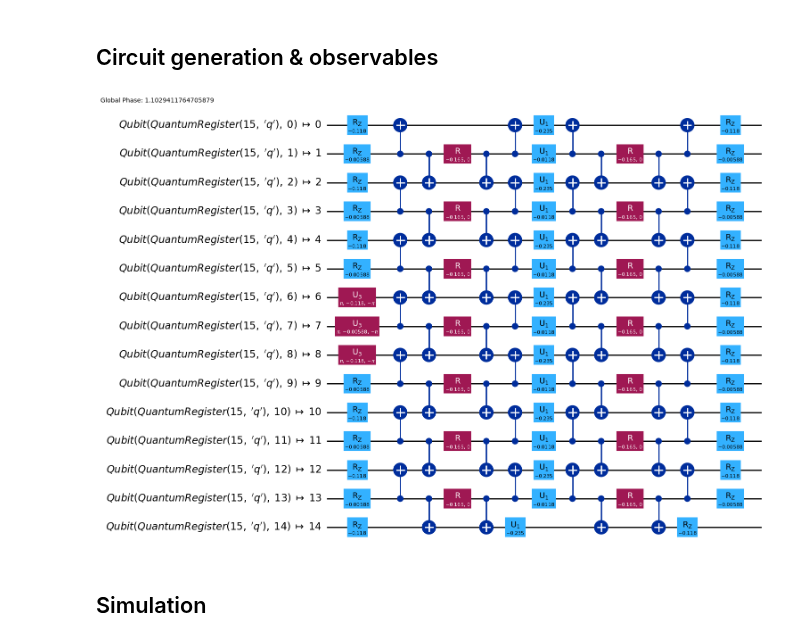
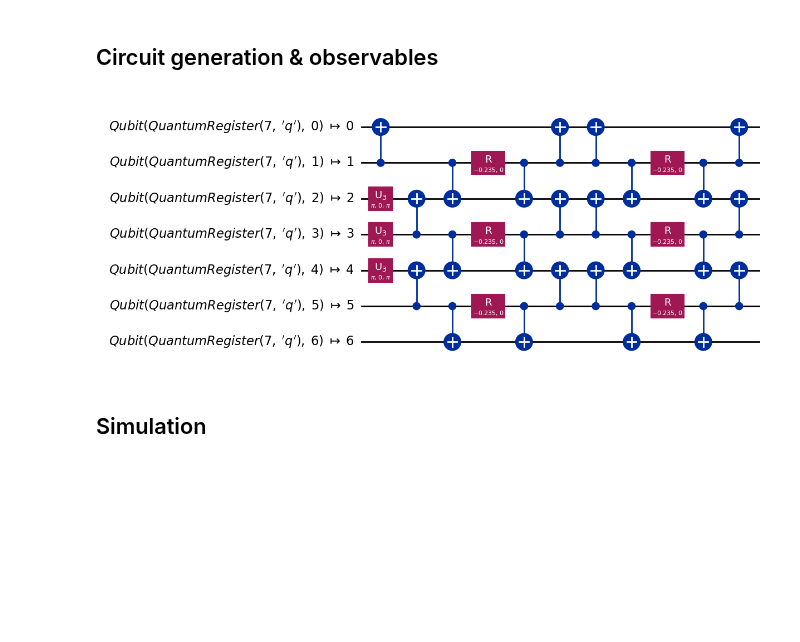
Before and after one commit to Fradm98/qs-qh, a Jupyter notebook: src/notebooks/Z2/qiskit_tn_simulations.ipynb, the cells around one changed output. Drawn from its saved outputs; the diff is of its cells as text; code cells hidden in the pictures; blank space fills up the shorter version.

```diff
--- a/src/notebooks/Z2/qiskit_tn_simulations.ipynb
+++ b/src/notebooks/Z2/qiskit_tn_simulations.ipynb
@@ -12,8 +12,9 @@ import numpy as np
 
 L_arr = [6, 8, 10]
 # L_arr = [16]
-J_arr = np.linspace(0, 5, 51)
-h_arr = np.linspace(0, 5, 51)
+L_arr = [4]
+J_arr = np.linspace(0, 5, 2)
+h_arr = np.linspace(0, 5, 2)
 lamb_arr = [1]
 g_arr = [None]
 
@@ -47,36 +48,36 @@ import os
 optimization_level = 2
 
 circuits = [] # circuits[L][Jhλg][t]
 observable_generating_funcs = [] #observable_generating_funcs[L][i]
 postselection_operators_funcs = []
 
 estimator_options = [{
     "default_precision": 1e-5
 }]
 
 simulator_options = [{
     "method": "matrix_product_state",
     "matrix_product_state_max_bond_dimension": 256,
     "matrix_product_state_truncation_threshold": 1e-10
 }]
 
 backend = AerSimulator(**simulator_options[0])
 
 eplg_absolute = 2e-3
 
 for L, pp_ps in zip(L_arr, particle_pair_left_positions):
     this_circuits = []
     for Ji, hi, lambi, gi in product(range(len(J_arr)), range(len(h_arr)), range(len(lamb_arr)), range(len(g_arr))):
         circuit_filepath = os.path.join(circ_folder_path, f"z2chain_quench_circs_simulation_maxt_{final_time}_steps_{steps}_L_{L}_J_{J_arr[Ji]:.04f}_h_{h_arr[hi]:.04f}_lamb_{lamb_arr[lambi]:.04f}_g_{g_arr[gi]}_pp_{pp_ps}_pl_{particle_pair_length}_xbasis_{x_basis}.qpy")
-        qubits_inds = np.arange(2*L-1)
+        qubits_inds = np.arange(2*L-1).tolist()
         circs_func_args = (L, J_arr[Ji], h_arr[hi], lamb_arr[lambi], pp_ps, particle_pair_length, final_time, steps, backend, optimization_level, eplg_absolute, g_arr[gi], qubits_inds, x_basis)
         circuit = generate_and_save_circs(circuit_filepath, erradj_particle_pair_quench_simulation_circuits, *circs_func_args)
         this_circuits.append(circuit)
     circuits.append(this_circuits)
 
-circuits[0][1].draw(output="mpl", idle_wires=False)
+circuits[0][0][1].draw(output="mpl", idle_wires=False)
 # %% [output]
-[figure, old version]
+[figure, new version]
 # %% [markdown]
 ## Simulation
 # %%
```
Also changed, not shown: parts of 10 cells of this notebook, 9 other files.
